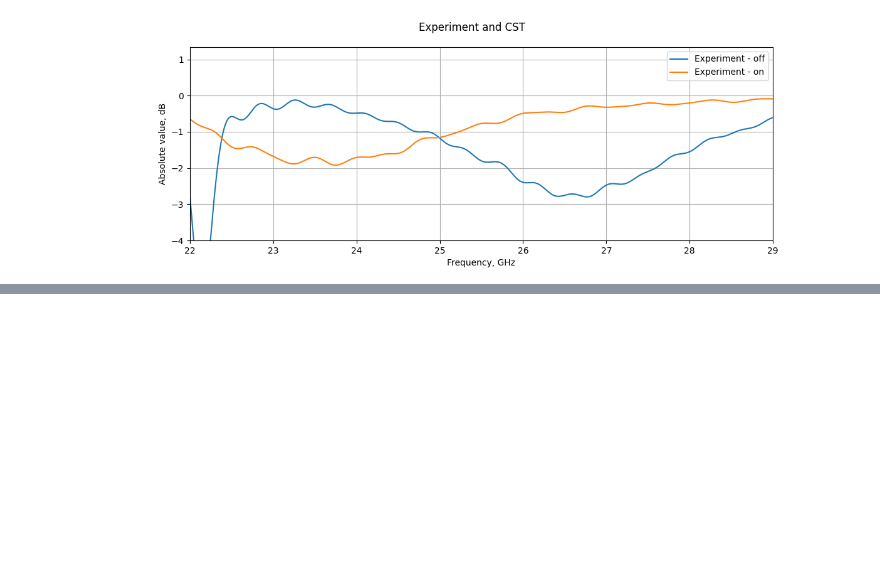
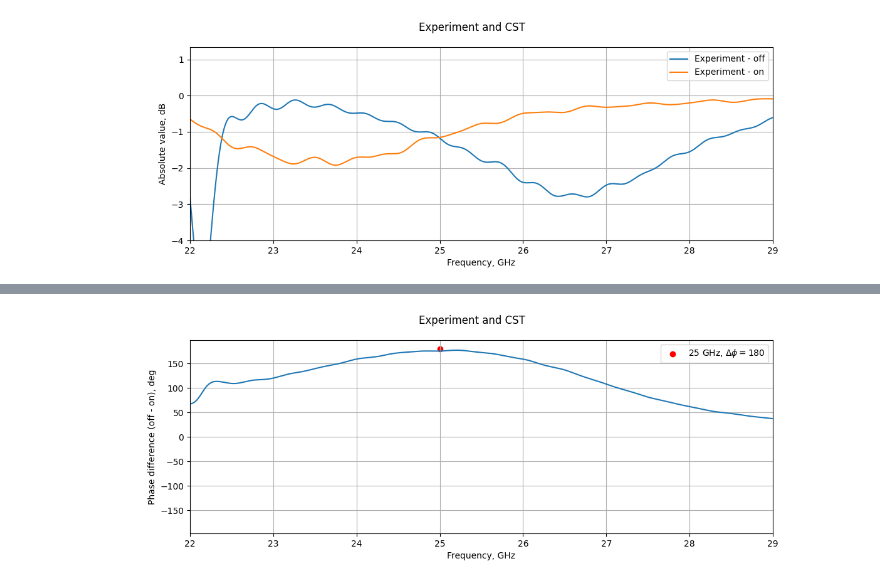
Before and after one commit to isvoropaev02/post_processing_RIS, a Jupyter notebook: 29sept/S21_TM_15deg_29sept.ipynb, the cells around one changed output, grey strips where cells are left out. Drawn from its saved outputs; the diff is of its cells as text; code cells hidden in the pictures; blank space fills up the shorter version.

```diff
--- a/29sept/S21_TM_15deg_29sept.ipynb
+++ b/29sept/S21_TM_15deg_29sept.ipynb
@@ -249,0 +250,19 @@ plt.show()
+# %%
+fig5 = plt.figure(figsize=(12,4))
+
+ax_1 = fig5.add_subplot(111)
+
+ax_1.plot(frequency*1e-9, np.degrees(pd.Series(Gamma_off / Gamma_on).apply(cmath.phase).to_numpy()))
+ax_1.scatter([25], [180], color='r', label = r'25 GHz, $\Delta\phi = 180$')
+#ax_1.plot(cst_freq, np.degrees(cst_Gamma.apply(cmath.phase).to_numpy()), label='Modeling')
+ax_1.set_xlabel("Frequency, GHz")
+ax_1.set_ylabel("Phase difference (off - on), deg")
+ax_1.set_xlim(left=22, right=29)
+ax_1.legend()
+ax_1.grid()
+
+
+fig5.suptitle('Experiment and CST')
+plt.show()
+# %% [output]
+[figure, added]
```
Also changed, not shown: parts of 1 cell of this notebook, 1 other file.
